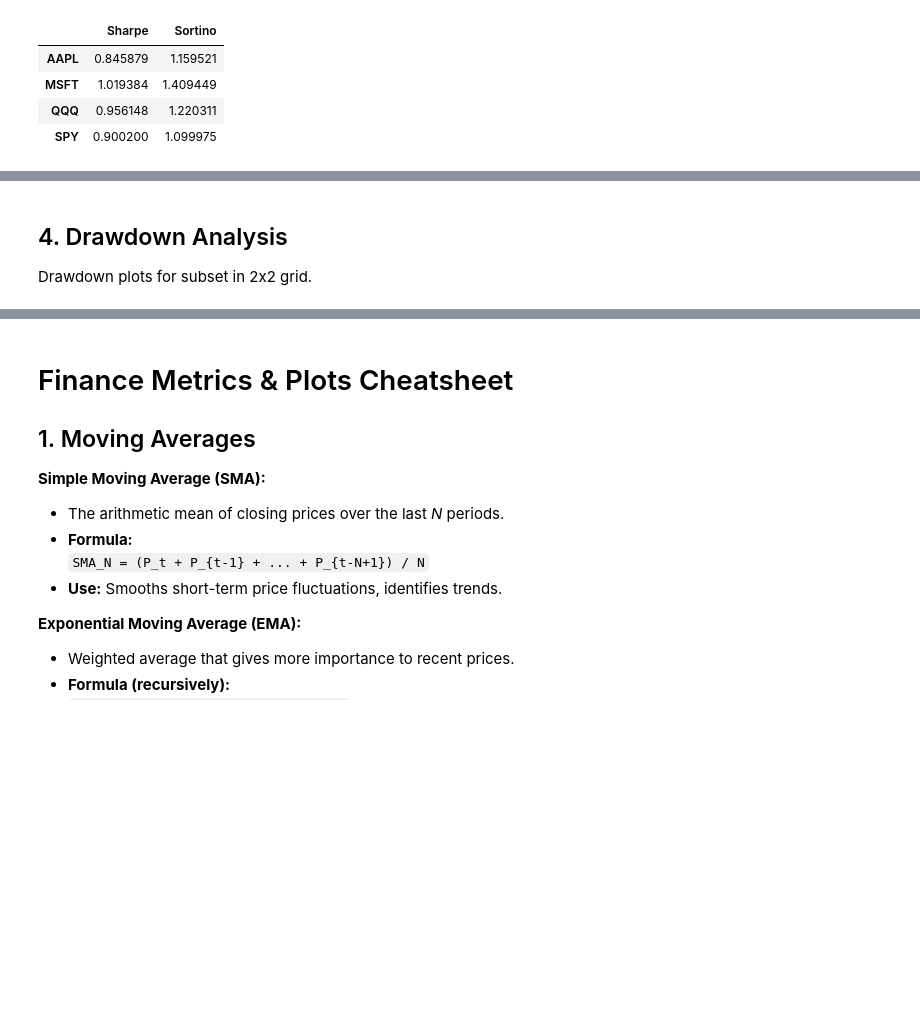
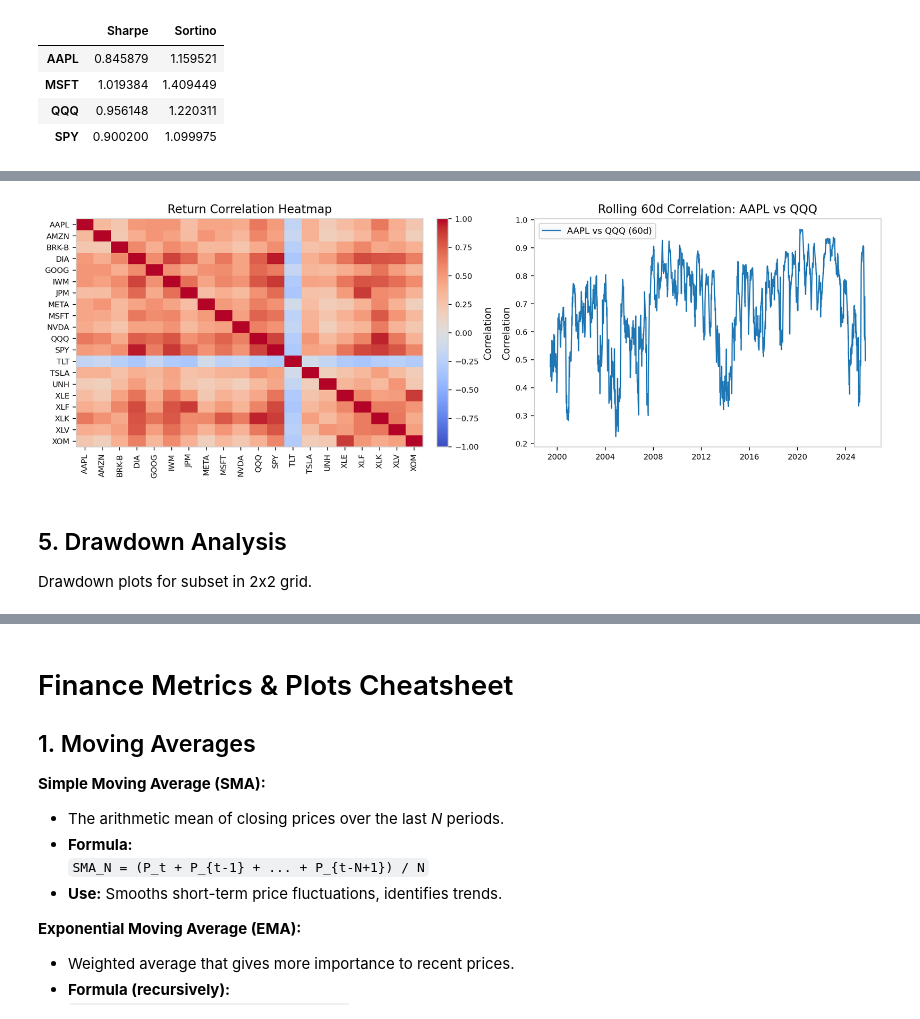
Before and after one commit to shervin-taheripour/stock-analysis-tool, a Jupyter notebook: analysis/statistical_financial_analysis.ipynb, the cells around one changed output, grey strips where cells are left out. Saved outputs shown, nothing was run; the diff lists cells and outputs as text; code cells hidden in the pictures; blank space fills up the shorter version.

```diff
--- a/analysis/statistical_financial_analysis.ipynb
+++ b/analysis/statistical_financial_analysis.ipynb
@@ -164,4 +349,81 @@ display(ratio_table)
+# %%
+# Combined: heatmap (left) + 60d rolling correlation for a pair (right)
+import numpy as np
+
+# Prepare returns and corr matrix
+rets = prices.pct_change().dropna(how="all")
+corr = rets.corr().fillna(0)
+
+pair = ("AAPL", "QQQ")  # change as desired
+
+# Create 1x2 figure (uses global create_figure sizing)
+fig, axs = create_figure(1, 2, sharex=False)
+ax_heat, ax_roll = axs[0, 0], axs[0, 1]
+
+# ---- Left: heatmap ----
+# Use imshow; aspect='auto' keeps cells rectangular when many tickers
+im = ax_heat.imshow(corr.values, cmap="coolwarm", vmin=-1, vmax=1, aspect="auto", interpolation="nearest", origin="upper")
+
+n = len(corr.columns)
+ticks = np.arange(n)
+
+# Downsample tick labels if many tickers to avoid overlap
+max_ticks = 30
+if n > max_ticks:
+    step = max(1, n // max_ticks)
+    xt_idxs = ticks[::step]
+    yt_idxs = ticks[::step]
+    ax_heat.set_xticks(xt_idxs)
+    ax_heat.set_xticklabels(corr.columns[::step], rotation=90, fontsize=8)
+    ax_heat.set_yticks(yt_idxs)
+    ax_heat.set_yticklabels(corr.index[::step], fontsize=8)
+else:
+    ax_heat.set_xticks(ticks)
+    ax_heat.set_xticklabels(corr.columns, rotation=90, fontsize=9)
+    ax_heat.set_yticks(ticks)
+    ax_heat.set_yticklabels(corr.index, fontsize=9)
+
+ax_heat.set_title("Return Correlation Heatmap")
+
+# colorbar anchored to the heatmap axis (keeps layout stable)
+cbar = fig.colorbar(im, ax=ax_heat, fraction=0.046, pad=0.04)
+cbar.set_label("Correlation")
+
+# Optionally annotate if small matrix (uncomment to enable)
+# if n <= 12:
+#     for i in range(n):
+#         for j in range(n):
+#             ax_heat.text(j, i, f"{corr.iat[i,j]:.2f}", ha="center", va="center", fontsize=7)
+
+# ---- Right: rolling 60d correlation for a pair ----
+if all(tk in rets.columns for tk in pair):
+    rollcorr = rets[pair[0]].rolling(60).corr(rets[pair[1]])
+    ax_roll.plot(rollcorr.index, rollcorr.values, linewidth=1.25, label=f"{pair[0]} vs {pair[1]} (60d)")
+    ax_roll.set_title(f"Rolling 60d Correlation: {pair[0]} vs {pair[1]}")
+    ax_roll.set_ylabel("Correlation")
+    ax_roll.legend(loc="upper left", fontsize=9)
+    ax_roll.axhline(0, color="gray", lw=0.8, alpha=0.7)  # zero line helps interpretation
+
+    # keep autoscaling but add a small visual padding if desired
+    valid = rollcorr.dropna()
+    if not valid.empty:
+        vmin, vmax = float(valid.min()), float(valid.max())
+        if vmin == vmax:
+            pad = 0.05
+        else:
+            pad = max((vmax - vmin) * 0.05, 0.02)
+        ax_roll.set_ylim(vmin - pad, vmax + pad)
+else:
+    ax_roll.text(0.5, 0.5, "Pair not available in returns", ha="center", va="center", transform=ax_roll.transAxes)
+    ax_roll.set_title(f"Rolling 60d Correlation: {pair[0]} vs {pair[1]}")
+
+# Apply framed styling to both axes (use your helper)
+apply_style_to_figure(fig, grid=False, tick_fontsize=8)
+
+plt.show()
+# %% [output]
+[figure, added]
 # %% [markdown]
-## 4. Drawdown Analysis
+## 5. Drawdown Analysis
 
 Drawdown plots for subset in 2x2 grid.
```
Also changed, not shown: parts of 19 cells of this notebook, 11 other files.
